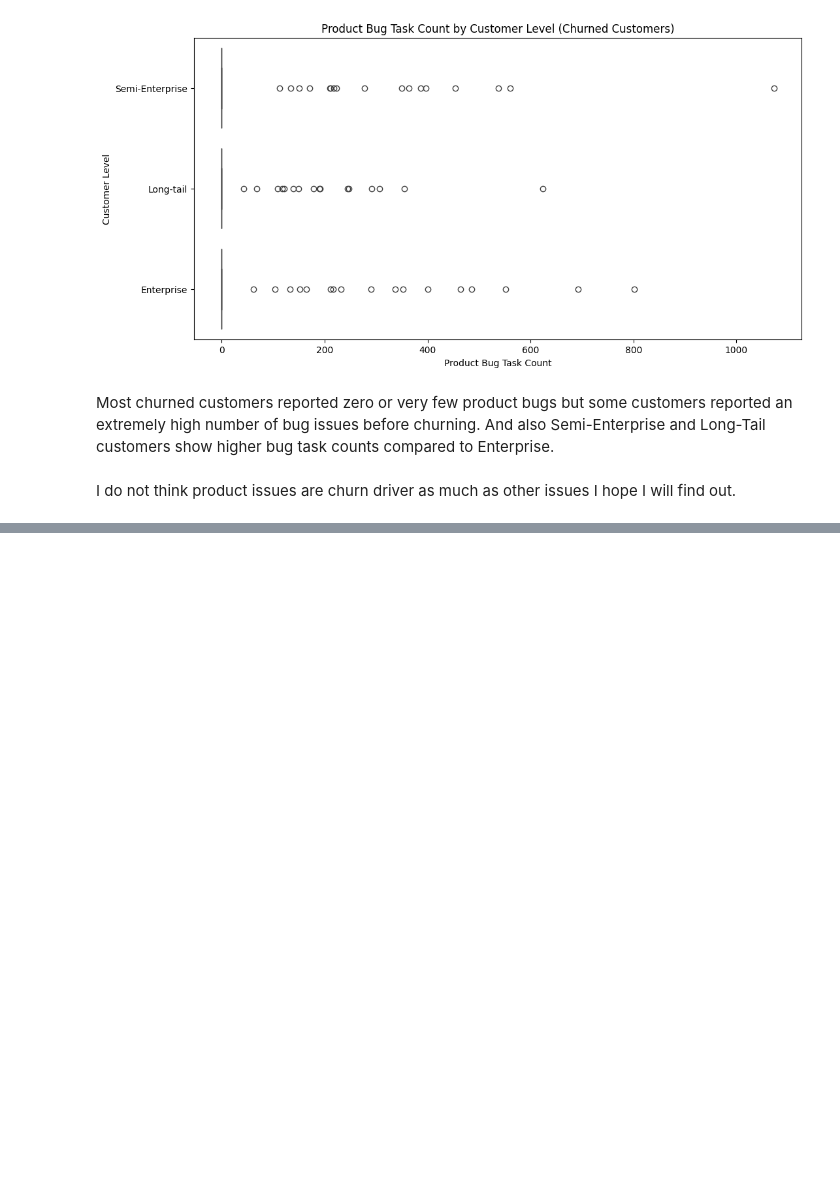
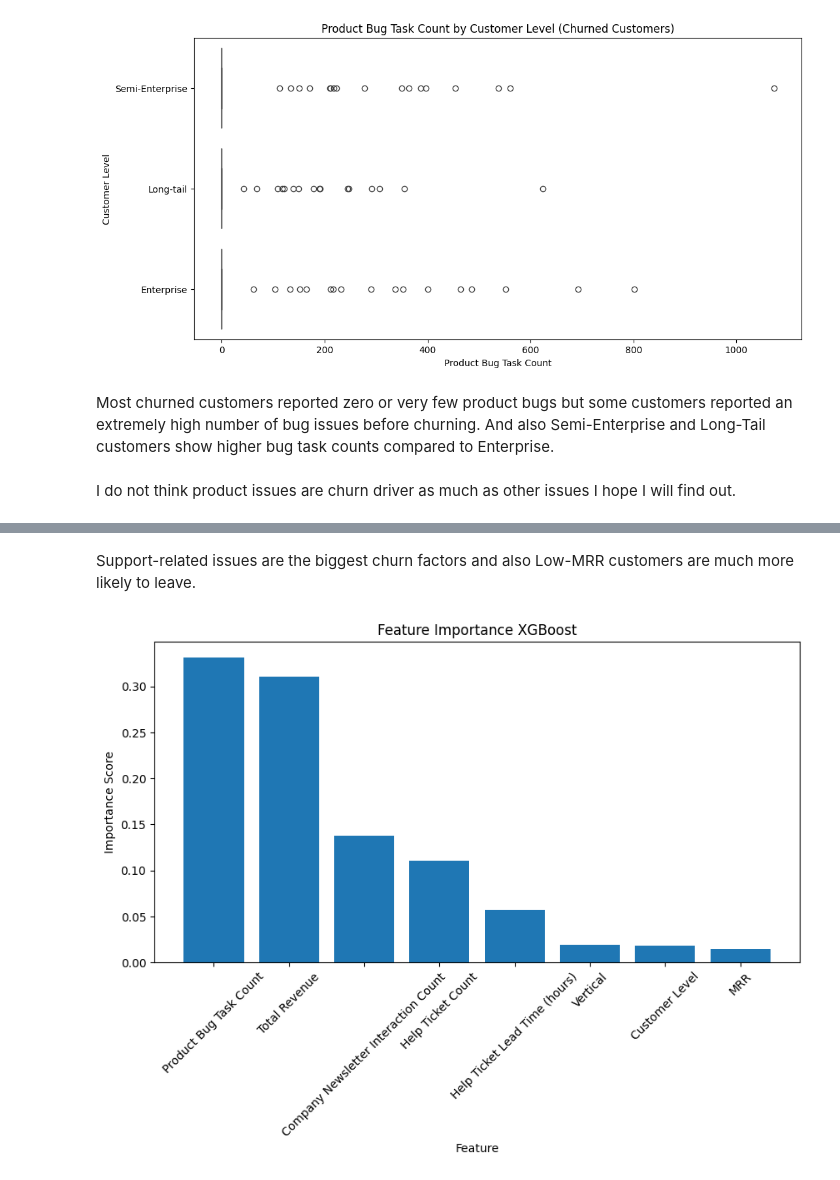
Before and after one commit to yahocan/hacettepeaidatathon2024, a Jupyter notebook: datathon.ipynb, the cells around one changed output, grey strips where cells are left out. Cells and saved outputs as stored; diff of their text form; code cells hidden in the pictures; blank space fills up the shorter version.

```diff
--- a/datathon.ipynb
+++ b/datathon.ipynb
@@ -464,0 +657,19 @@ I do not think product issues are churn driver as much as other issues I hope I
+# %% [markdown]
+Support-related issues are the biggest churn factors and also Low-MRR customers are much more likely to leave.
+# %%
+# Get feature importance from XGBoost
+importances = best_xgb.feature_importances_
+feature_names = X.columns
+
+# Sort features by importance
+sorted_indices = np.argsort(importances)[::-1]
+
+plt.figure(figsize=(10, 5))
+plt.bar(range(len(importances)), importances[sorted_indices], align="center")
+plt.xticks(range(len(importances)), np.array(feature_names)[sorted_indices], rotation=45)
+plt.xlabel("Feature")
+plt.ylabel("Importance Score")
+plt.title("Feature Importance XGBoost")
+plt.show()
+# %% [output]
+[figure, added]
```
Also changed, not shown: parts of 29 cells of this notebook, 11 other files.
